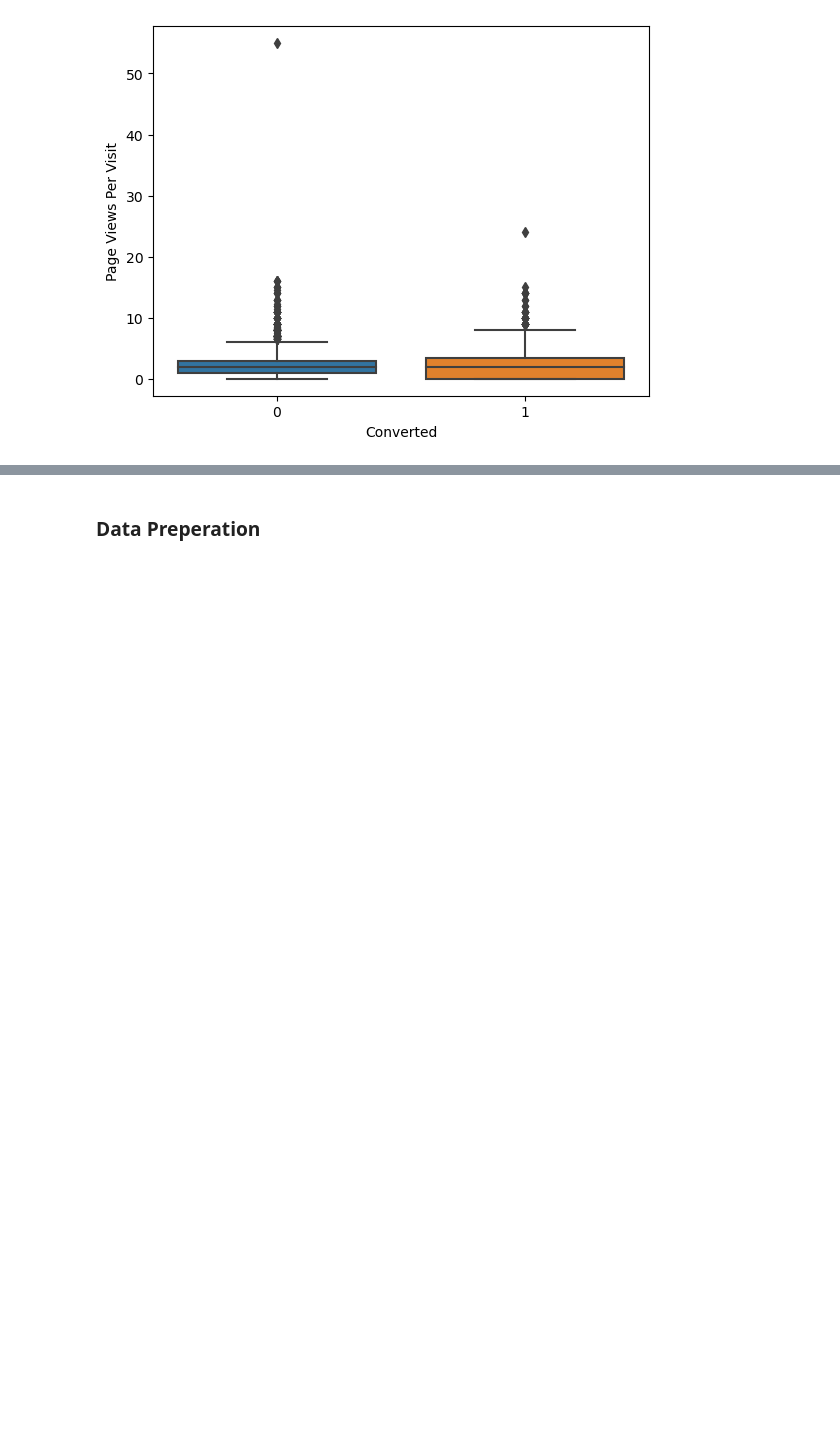
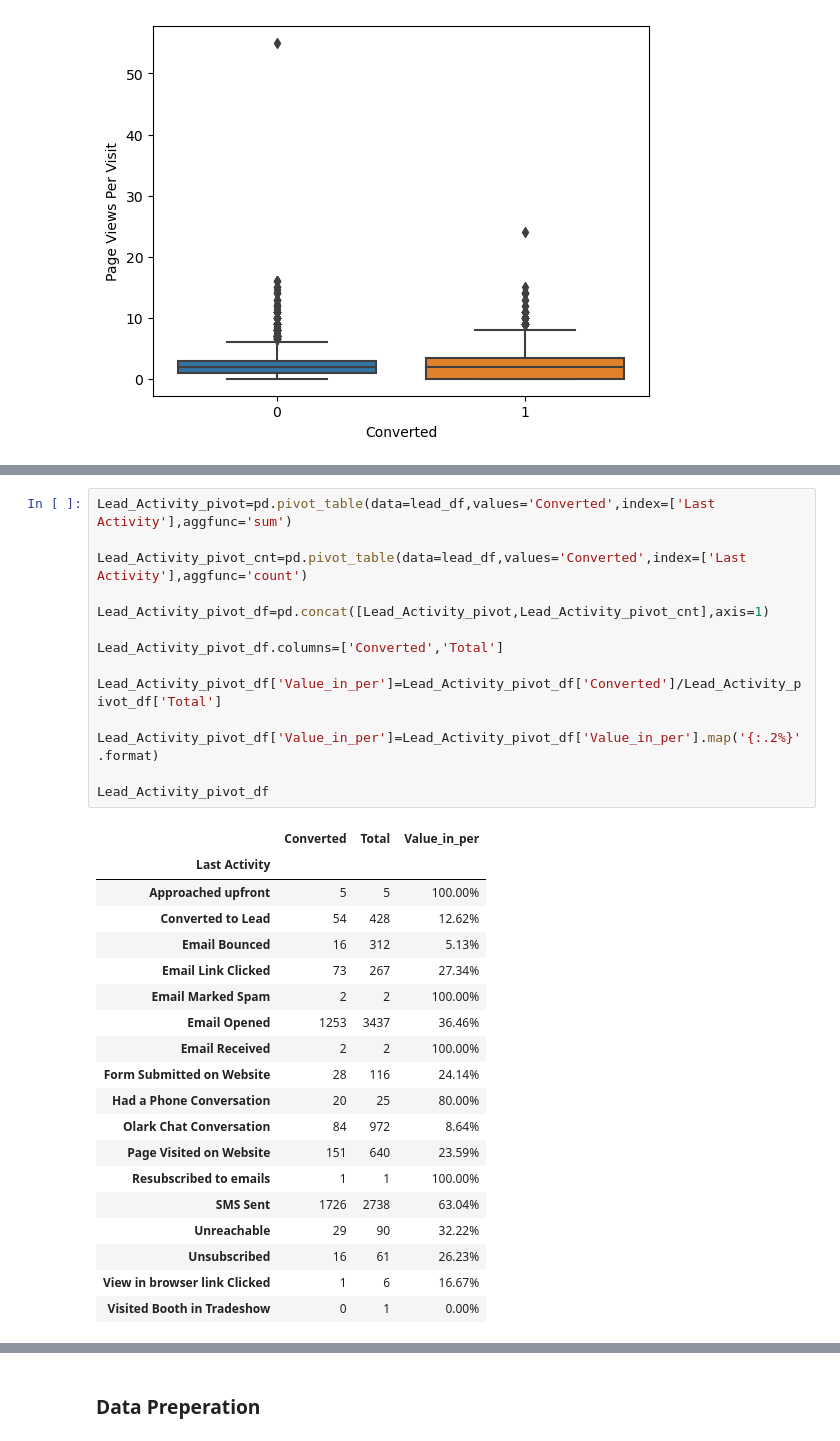
Before and after one commit to prashant-dwivedi11/Lead-Score-Case-Study, a Jupyter notebook: Lead Scoring Case Study.ipynb, the cells around one changed output, grey strips where cells are left out. Cells and saved outputs as stored; diff of their text form; blank space fills up the shorter version.

```diff
--- a/Lead Scoring Case Study.ipynb
+++ b/Lead Scoring Case Study.ipynb
@@ -652,0 +727,34 @@ for i in continuous_columns:
+# %%
+Lead_Activity_pivot=pd.pivot_table(data=lead_df,values='Converted',index=['Last Activity'],aggfunc='sum')
+
+Lead_Activity_pivot_cnt=pd.pivot_table(data=lead_df,values='Converted',index=['Last Activity'],aggfunc='count')
+
+Lead_Activity_pivot_df=pd.concat([Lead_Activity_pivot,Lead_Activity_pivot_cnt],axis=1)
+
+Lead_Activity_pivot_df.columns=['Converted','Total']
+
+Lead_Activity_pivot_df['Value_in_per']=Lead_Activity_pivot_df['Converted']/Lead_Activity_pivot_df['Total']
+
+Lead_Activity_pivot_df['Value_in_per']=Lead_Activity_pivot_df['Value_in_per'].map('{:.2%}'.format)
+
+Lead_Activity_pivot_df
+# %% [output]
+|  | Converted | Total | Value_in_per |
+| Last Activity |  |  |  |
+| Approached upfront | 5 | 5 | 100.00% |
+| Converted to Lead | 54 | 428 | 12.62% |
+| Email Bounced | 16 | 312 | 5.13% |
+| Email Link Clicked | 73 | 267 | 27.34% |
+| Email Marked Spam | 2 | 2 | 100.00% |
+| Email Opened | 1253 | 3437 | 36.46% |
+| Email Received | 2 | 2 | 100.00% |
+| Form Submitted on Website | 28 | 116 | 24.14% |
+| Had a Phone Conversation | 20 | 25 | 80.00% |
+| Olark Chat Conversation | 84 | 972 | 8.64% |
+| Page Visited on Website | 151 | 640 | 23.59% |
+| Resubscribed to emails | 1 | 1 | 100.00% |
+| SMS Sent | 1726 | 2738 | 63.04% |
+| Unreachable | 29 | 90 | 32.22% |
+| Unsubscribed | 16 | 61 | 26.23% |
+| View in browser link Clicked | 1 | 6 | 16.67% |
+| Visited Booth in Tradeshow | 0 | 1 | 0.00% |
```
Also changed, not shown: parts of 14 cells of this notebook, 1 other file.
